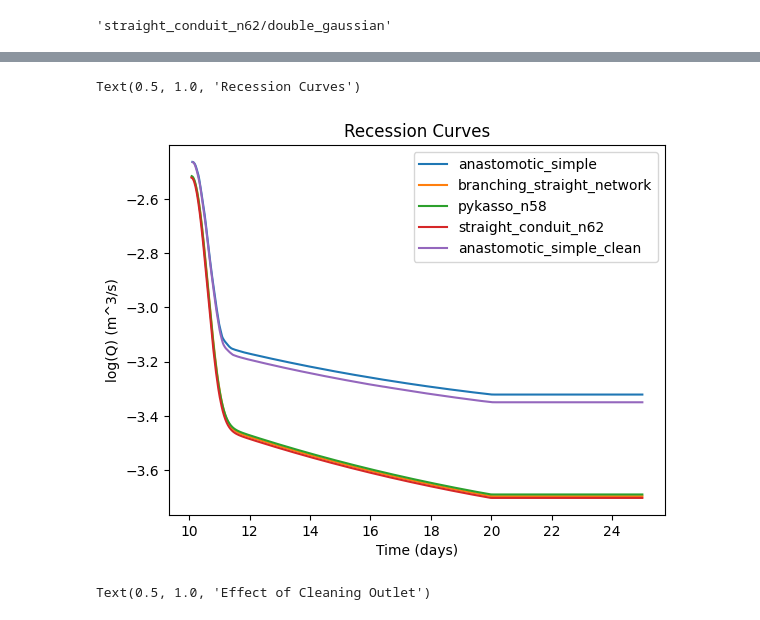
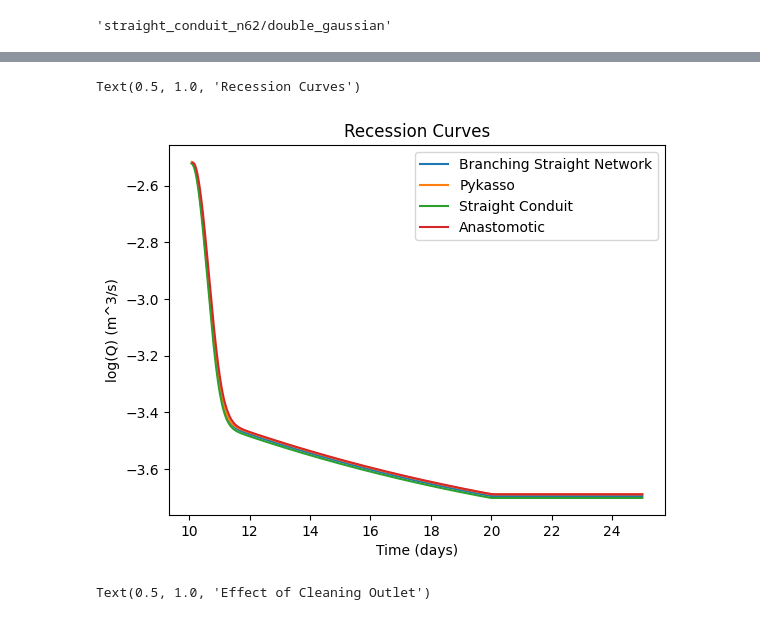
Before and after one commit to jhuang523/UMNBearSpring, a Jupyter notebook: openkarst/steady_state/hydrograph.ipynb, the cells around one changed output, grey strips where cells are left out. Saved outputs shown, nothing was run; the diff lists cells and outputs as text; code cells hidden in the pictures.

```diff
--- a/openkarst/steady_state/hydrograph.ipynb
+++ b/openkarst/steady_state/hydrograph.ipynb
@@ -160,4 +155,0 @@ Qs
-# %%
-for network, Q_dict in Qs.items():
-    for run, Q in Q_dict.items():
-        sns.lineplot(Q, x = 'time', y = 'inflow', label = f'{network}, {run}', alpha = 0.5)
@@ -193,8 +182,11 @@ for run_id in metadata['run_id']:
     network_name = metadata.loc[metadata['run_id'] == run_id, 'network_name'].values[0]
     output_dir = metadata.loc[metadata['run_id'] == run_id, 'output_dir'].values[0]
     clean_run_id = sanitize_run_id(run_id)
+    recharge = metadata.loc[metadata['run_id'] == run_id, 'recharge_file'].values[0].split('/')[-1].split('.')[0]
+    r_dist = metadata.loc[metadata['run_id'] == run_id, 'recharge_distribution'].values[0]
     try:
-        all_Q[network_name] = pd.read_csv(f'conduit_geometry_test/output/hydrographs_df/{clean_run_id}.csv')
+
+        all_Q[f'{network_name}_{recharge}_{r_dist}'] = pd.read_csv(f'conduit_geometry_test/output/hydrographs_df/{clean_run_id}.csv')
     except FileNotFoundError:
         try:
             results = np.load(f'conduit_geometry_test/{output_dir}/results_arrays.npz')
@@ -226,12 +251,16 @@ sns.lineplot(x=r['time']/86400, y=r['R_l [V/T]'] + r['R_h [V/T]'], label='rechar
 # %%
 analysis_df =pd.DataFrame(columns=['network_name', 'alpha_1', 'alpha_2', 'alpha_3', 't_alpha_1', 't_alpha_2', 't_alpha_3', 'volume'])
 for name, Q_spring in all_Q.items():
-    if name == 'pykasso_n58_low_slope':
+    if conditions(name):
         continue
-    alpha, t_alpha = calculate_recession_coefficients(Q_spring['time'], Q_spring['Q'], n_coeffs=3)
-    alpha *= -1
-    volume = spring.calculate_volume(Q_spring['time'], Q_spring['Q'])
-    analysis_df.loc[len(analysis_df)] = {'network_name': name, 'alpha_1': alpha[0], 'alpha_2': alpha[1], 'alpha_3': alpha[2], 't_alpha_1': t_alpha[0], 't_alpha_2': t_alpha[1], 't_alpha_3': t_alpha[2], 'volume': volume}
+    try:
+        alpha, t_alpha = calculate_recession_coefficients(Q_spring['time'], Q_spring['Q'], n_coeffs=3)
+        alpha *= -1
+        volume = spring.calculate_volume(Q_spring['time'], Q_spring['Q'])
+        analysis_df.loc[len(analysis_df)] = {'network_name': label_dict[name], 'alpha_1': alpha[0], 'alpha_2': alpha[1], 'alpha_3': alpha[2], 't_alpha_1': t_alpha[0], 't_alpha_2': t_alpha[1], 't_alpha_3': t_alpha[2], 'volume': volume}
+    except Exception as e:
+        print(f"Error processing {name}: {e}")
+        continue
 # %%
 analysis_df
 # %% [output]
@@ -245,22 +273,23 @@ analysis_df
 fig, ax = plt.subplots(figsize=(10,6))
 residual_df = pd.DataFrame(columns=['network_name', 'positive_peak_time', 'positive_peak_value',  'negative_peak_time', 'negative_peak_value', 'pulse_width'])
 for name, Q_spring in all_Q.items():
-    if name == 'pykasso_n58_low_slope':
+    if conditions(name):
         continue
-    r_interp = np.interp(t1, r['time'], r['R_l [V/T]'] + r['R_h [V/T]'])
+    r_interp = np.interp(Q_spring['time'], r['time'], r['R_l [V/T]'] + r['R_h [V/T]'])
     residual = (r_interp - Q_spring['Q'])[100: ] #ignore initial noise
     t_residual = Q_spring['time'][100: ]
-    threshold = 0.3 * np.max(np.abs(residual))
+    threshold = 0.1 * np.max(np.abs(residual))
     mask = np.abs(residual) > threshold
     width = t_residual[mask].values[-1] - t_residual[mask].values[0]
     positive_peak_time = t_residual[mask].values[residual[mask].argmax()]
     positive_peak_value = residual[mask].max()
     negative_peak_time = t_residual[mask].values[residual[mask].argmin()]
     negative_peak_value = residual[mask].min()
-    residual_df.loc[len(residual_df)] =[name, positive_peak_time/86400, positive_peak_value, negative_peak_time/86400, negative_peak_value, width/86400]
-    sns.lineplot(x=Q_spring['time']/86400, y=residual, label=name)
+    residual_df.loc[len(residual_df)] =[label_dict[name], positive_peak_time/86400, positive_peak_value, negative_peak_time/86400, negative_peak_value, width/86400]
+    sns.lineplot(x=Q_spring['time']/86400, y=residual, label=label_dict[name])
 plt.legend(loc = 'upper right')
 plt.xlabel('Time (days)')
-plt.ylabel('R - Q (m^3/s)')
-plt.title("R - Q for Different Networks")
+plt.ylabel(r'R - Q ($m^3/s$)')
+plt.title("R - Q")
+plt.xlim(.2, )
 # %% [output]
@@ -272,16 +317,16 @@ residual_df['peak to peak value'] = residual_df['positive_peak_value'] - residua
 # %%
 for name, spring_Q in all_Q.items():
-    if name == 'pykasso_n58_low_slope':
+    if conditions(name):
         continue
     peak_idx, peak_time, peak_flow = spring.find_peak(spring_Q['time'], spring_Q['Q'])
     logQ = np.log(spring_Q['Q'][peak_idx:])
-    sns.lineplot(x=spring_Q['time'][peak_idx:]/86400, y=logQ, label=name)
+    sns.lineplot(x=spring_Q['time'][peak_idx:]/86400, y=logQ, label=label_dict[name])
 plt.xlabel('Time (days)')
 plt.ylabel('log(Q) (m^3/s)')
 plt.title("Recession Curves")
 # %% [output]
 Text(0.5, 1.0, 'Recession Curves')
-[figure, old version]
+[figure, new version]
 # %%
 sns.lineplot(all_Q['anastomotic_simple'], x = 'time', y = all_Q['anastomotic_simple']['Q']-.01, label = 'anastomotic')
 sns.lineplot(all_Q['anastomotic_simple_clean'], x = 'time', y = all_Q['anastomotic_simple_clean']['Q'] -.01, label = 'anastomotic_clean')
```
Also changed, not shown: parts of 10 cells of this notebook, 6 other files.
